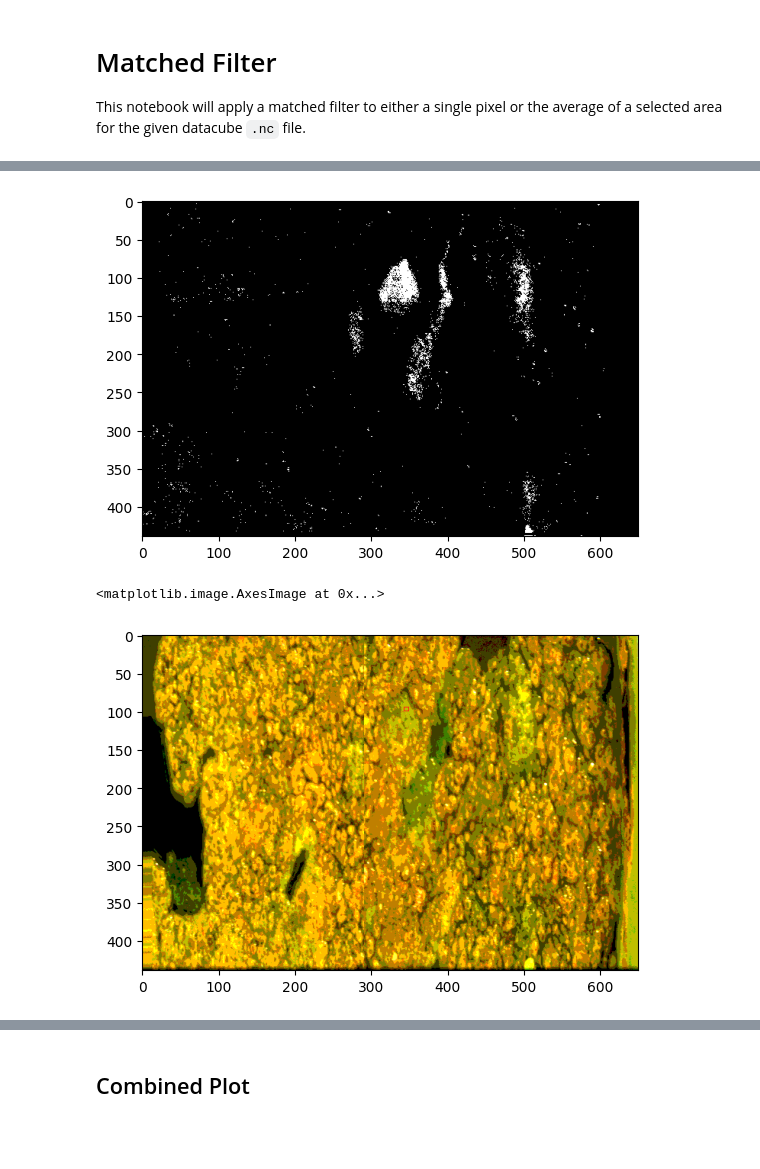
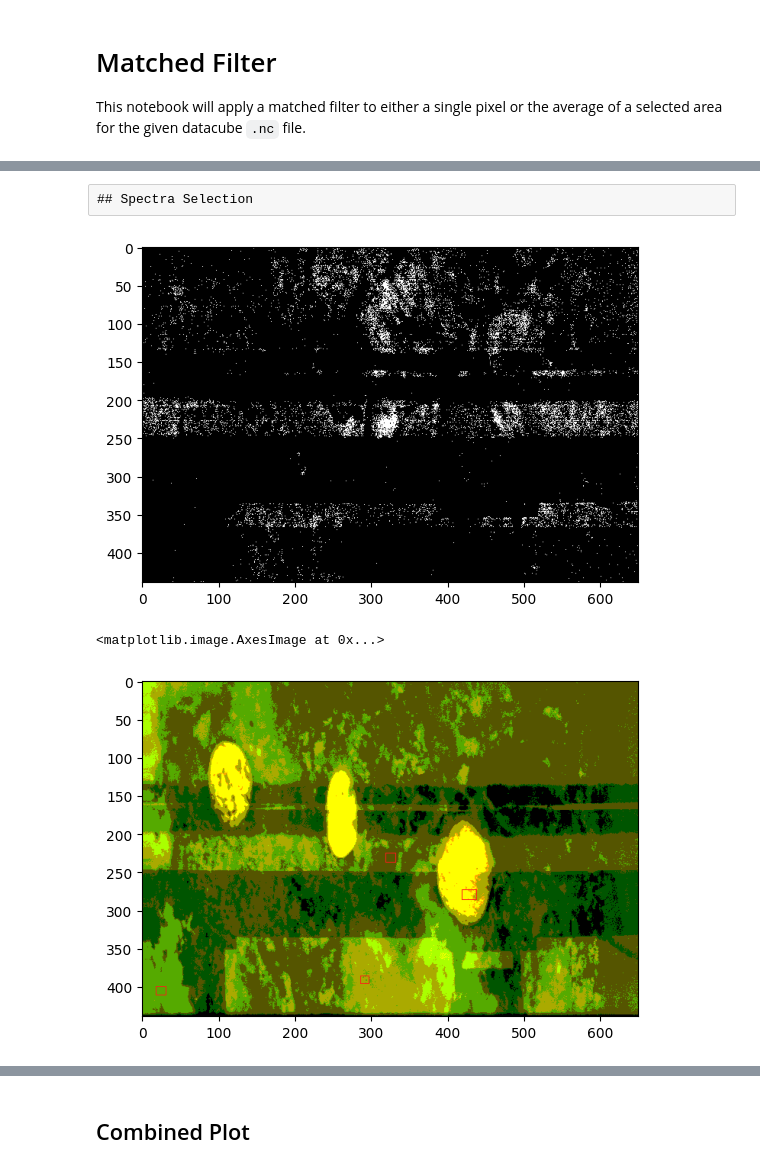
Before and after one commit to Inkletblot/openhsi-capture-and-processing, a Jupyter notebook: matched-filter.ipynb, the cells around one changed output, grey strips where cells are left out. Cells and saved outputs as stored; diff of their text form; code cells hidden in the pictures; blank space fills up the shorter version.

```diff
--- a/matched-filter.ipynb
+++ b/matched-filter.ipynb
@@ -12,7 +12,7 @@ import pickle as pk
 import os
 from matplotlib import cm
 # %%
-from_path = "processed-data/bedford-capture/capture-2/reflectance/2023_03_14/"
+from_path = "processed-data/bedford-capture/capture-1/reflectance/2023_03_14/"
 
 dir_cont = os.listdir(from_path)
 
@@ -34,6 +34,6 @@ print(cubes)
 # %%
-file = "2023_03_14-02_39_26"
-path = "evaluations/bedford/spectra/"
+file = "2023_03_14-02_01_40"
+path = "evaluations/bedford/spectra/underwater/"
 base = path + file
 # %%
 # get files for this work
@@ -58,8 +58,8 @@ def process_into_rgb(loc_ds):
     loc_image = np.zeros((loc_dc.shape[1],loc_dc.shape[2],3), np.uint8)
 
     loc_red_wavelength = 620
-    loc_green_wavelength = 560
-    loc_blue_wavelength = 470
+    loc_green_wavelength = 570
+    loc_blue_wavelength = 450
 
     loc_red_layer = loc_dc[np.argmin(np.abs(loc_binned_wavelengths-loc_red_wavelength)),:,:]
     loc_green_layer = loc_dc[np.argmin(np.abs(loc_binned_wavelengths-loc_green_wavelength)),:,:]
@@ -96 +99,3 @@ bands = {}
+# %% [raw]
+## Spectra Selection
 # %%
@@ -123,17 +127,17 @@ pixel = np.mean(cropped.reshape(cropped.shape[0], cropped.shape[1]*cropped.shape
 matched = matched_filter(data, pixel)
 # %%
 # view the matches from the single pixel
-matched_img = 1 * (matched > 0.5)
+matched_img = 1 * (matched > 0.6)
 v = imshow(matched_img)
 # %% [output]
-[figure, old version]
+[figure, new version]
 # %%
 plt.imsave(base+'_'+band+'_mf.png', matched_img)
 # %%
 plt.imshow(sample_img)
 # %% [output]
 <matplotlib.image.AxesImage at 0x...>
-[figure, old version]
+[figure, new version]
 # %%
 plt.imsave(base+'_'+band+'_loc.png', sample_img)
 # %%
```
Also changed, not shown: parts of 12 cells of this notebook, 8 other files.
